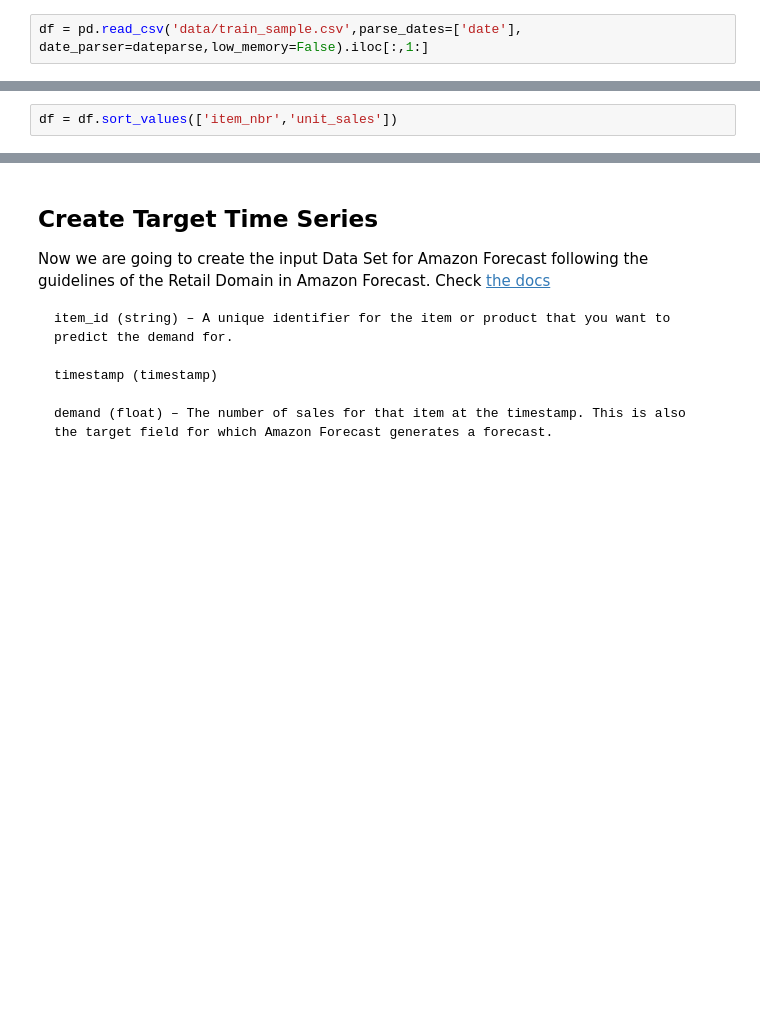
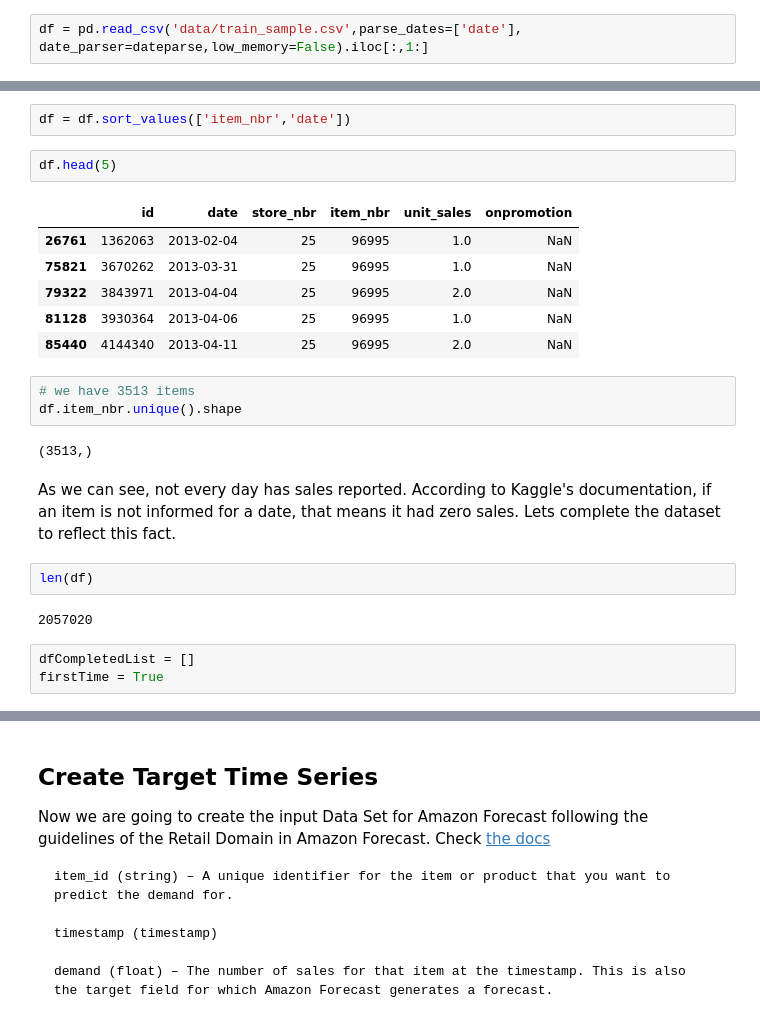
Before and after one commit to githubmg/favorita-forecast, a Jupyter notebook: 2.ExploreAndFormat.ipynb, the cells around one changed output, grey strips where cells are left out. Saved outputs shown, nothing was run; the diff lists cells and outputs as text; blank space fills up the shorter version.

```diff
--- a/2.ExploreAndFormat.ipynb
+++ b/2.ExploreAndFormat.ipynb
@@ -23,2 +23,25 @@ df.sample(3)
 # %%
-df = df.sort_values(['item_nbr','unit_sales'])
+df = df.sort_values(['item_nbr','date'])
+# %%
+df.head(5)
+# %% [output]
+|  | id | date | store_nbr | item_nbr | unit_sales | onpromotion |
+| 26761 | 1362063 | 2013-02-04 | 25 | 96995 | 1.0 | NaN |
+| 75821 | 3670262 | 2013-03-31 | 25 | 96995 | 1.0 | NaN |
+| 79322 | 3843971 | 2013-04-04 | 25 | 96995 | 2.0 | NaN |
+| 81128 | 3930364 | 2013-04-06 | 25 | 96995 | 1.0 | NaN |
+| 85440 | 4144340 | 2013-04-11 | 25 | 96995 | 2.0 | NaN |
+# %%
+# we have 3513 items
+df.item_nbr.unique().shape
+# %% [output]
+(3513,)
+# %% [markdown]
+As we can see, not every day has sales reported. According to Kaggle's documentation, if an item is not informed for a date, that means it had zero sales. Lets complete the dataset to reflect this fact.
+# %%
+len(df)
+# %% [output]
+2057020
+# %%
+dfCompletedList = []
+firstTime = True
```
Also changed, not shown: parts of 11 cells of this notebook, 2 other files.
